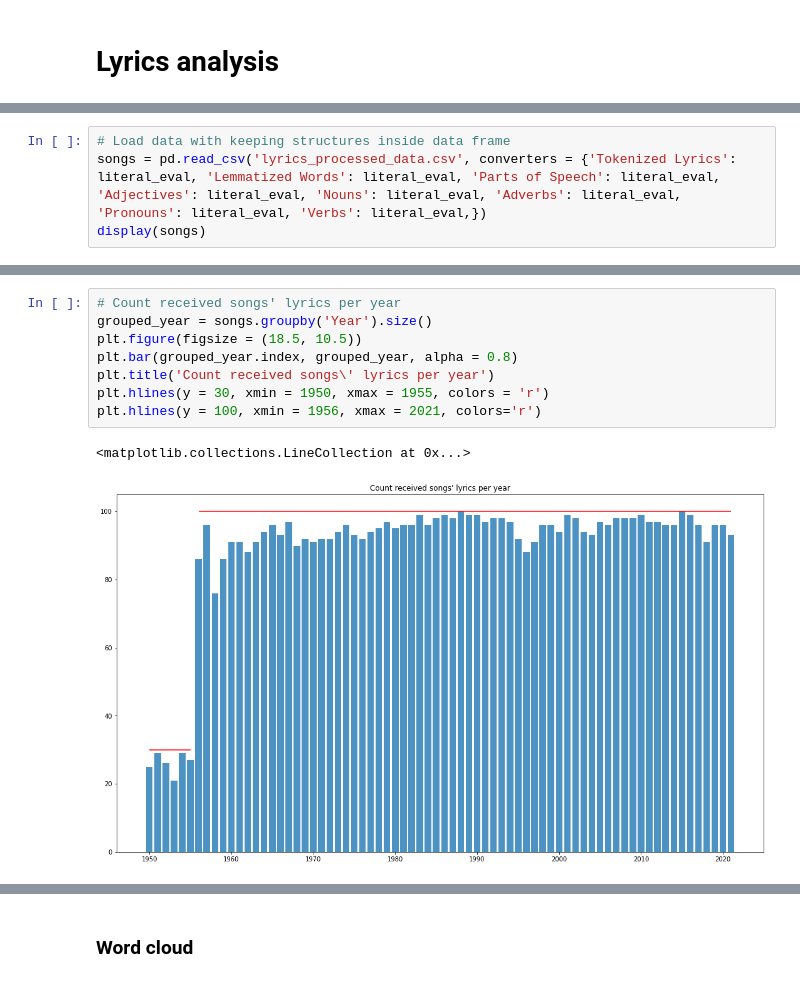
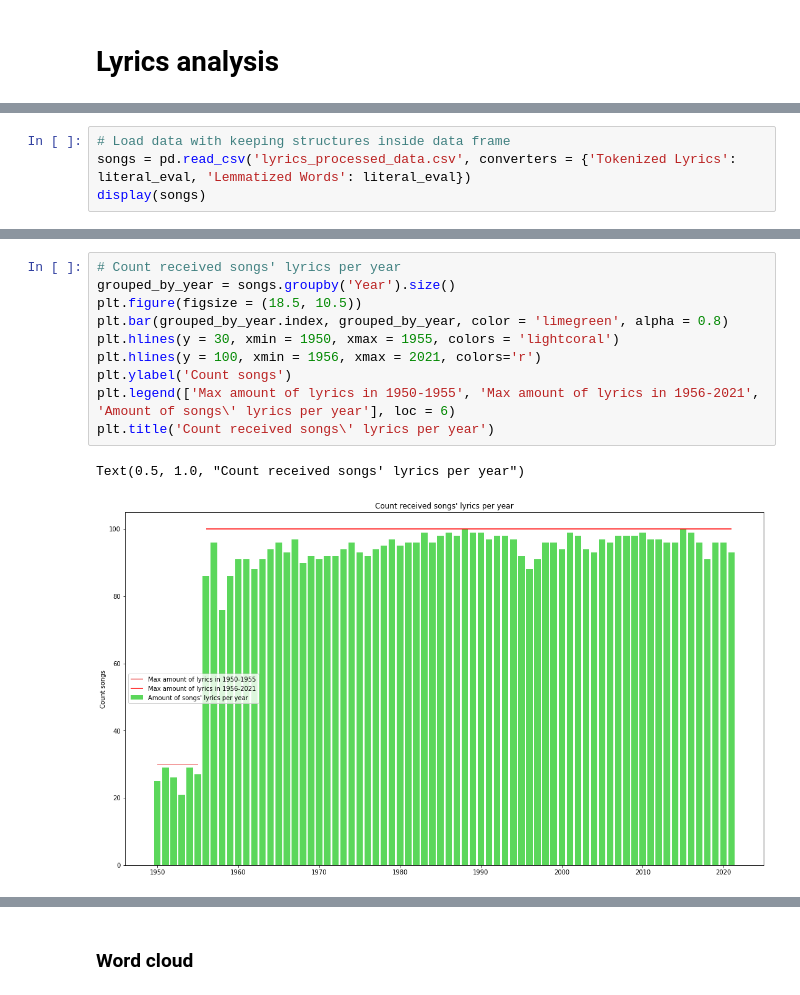
Before and after one commit to alsarna/lyrics_nlp, a Jupyter notebook: lyrics_analysis.ipynb, the cells around one changed output, grey strips where cells are left out. Drawn from its saved outputs; the diff is of its cells as text.

```diff
--- a/lyrics_analysis.ipynb
+++ b/lyrics_analysis.ipynb
@@ -19,5 +24,5 @@ import numpy as np
 # %%
 # Load data with keeping structures inside data frame
-songs = pd.read_csv('lyrics_processed_data.csv', converters = {'Tokenized Lyrics': literal_eval, 'Lemmatized Words': literal_eval, 'Parts of Speech': literal_eval, 'Adjectives': literal_eval, 'Nouns': literal_eval, 'Adverbs': literal_eval, 'Pronouns': literal_eval, 'Verbs': literal_eval,})
+songs = pd.read_csv('lyrics_processed_data.csv', converters = {'Tokenized Lyrics': literal_eval, 'Lemmatized Words': literal_eval})
 display(songs)
 # %% [output]
@@ -37,13 +42,15 @@ display(songs)
 # %%
 # Count received songs' lyrics per year
-grouped_year = songs.groupby('Year').size()
+grouped_by_year = songs.groupby('Year').size()
 plt.figure(figsize = (18.5, 10.5))
-plt.bar(grouped_year.index, grouped_year, alpha = 0.8)
+plt.bar(grouped_by_year.index, grouped_by_year, color = 'limegreen', alpha = 0.8)
+plt.hlines(y = 30, xmin = 1950, xmax = 1955, colors = 'lightcoral')
+plt.hlines(y = 100, xmin = 1956, xmax = 2021, colors='r')
+plt.ylabel('Count songs')
+plt.legend(['Max amount of lyrics in 1950-1955', 'Max amount of lyrics in 1956-2021', 'Amount of songs\' lyrics per year'], loc = 6)
 plt.title('Count received songs\' lyrics per year')
-plt.hlines(y = 30, xmin = 1950, xmax = 1955, colors = 'r')
-plt.hlines(y = 100, xmin = 1956, xmax = 2021, colors='r')
 # %% [output]
-<matplotlib.collections.LineCollection at 0x...>
+Text(0.5, 1.0, "Count received songs' lyrics per year")
-[figure, old version]
+[figure, new version]
 # %%
 # Average number of words and unique in lyrics
```
Also changed, not shown: parts of 18 cells of this notebook.
